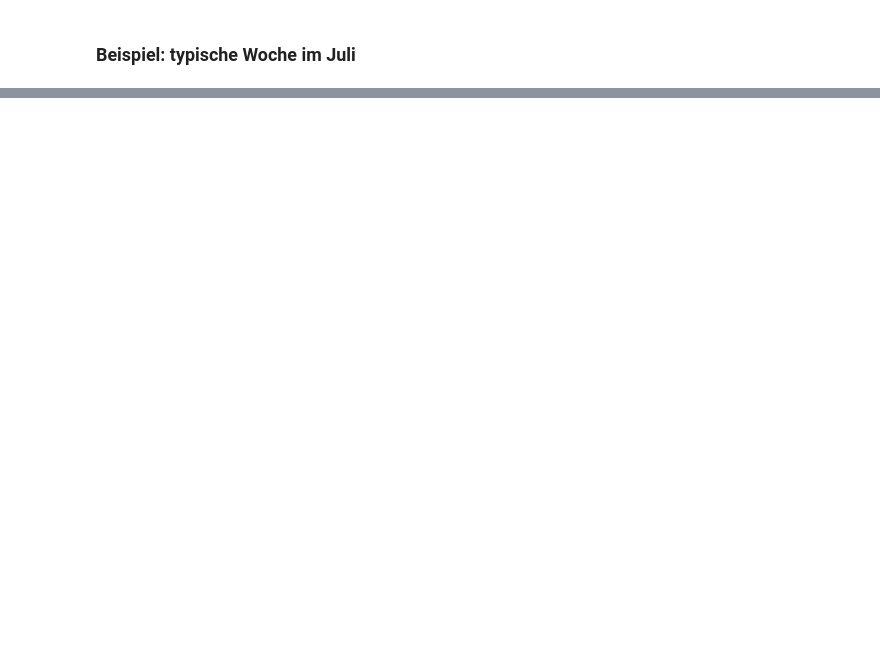
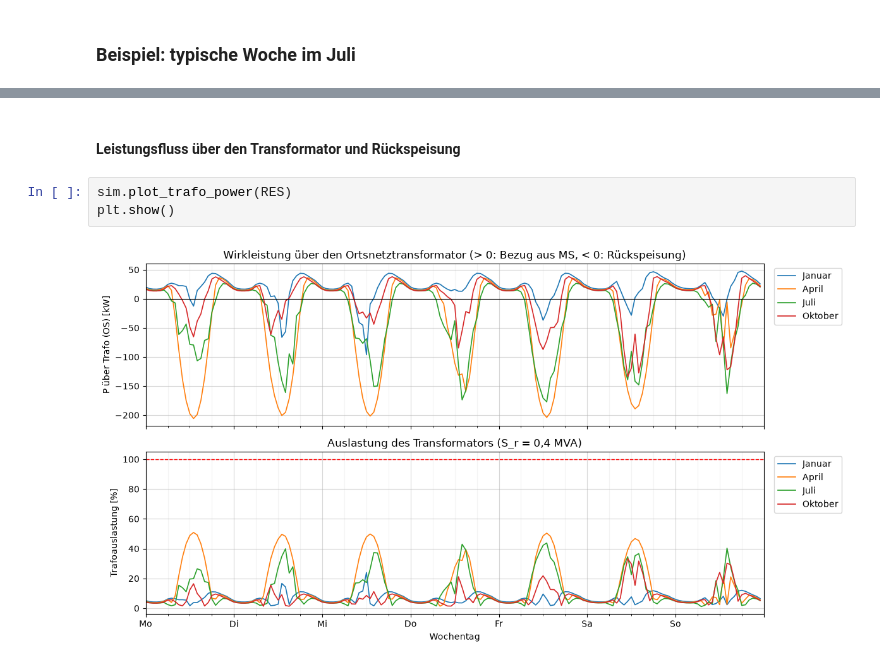
Before and after one commit to RoyalKnighter/SmartGrids, a Jupyter notebook: task2/Task2.ipynb, the cells around one changed output, grey strips where cells are left out. Drawn from its saved outputs; the diff is of its cells as text; blank space fills up the shorter version.

```diff
--- a/task2/Task2.ipynb
+++ b/task2/Task2.ipynb
@@ -497,0 +819,7 @@ plt.show()
+# %% [markdown]
+#### Leistungsfluss über den Transformator und Rückspeisung
+# %%
+sim.plot_trafo_power(RES)
+plt.show()
+# %% [output]
+[figure, added]
```
Also changed, not shown: parts of 65 cells of this notebook, 2 other files.
